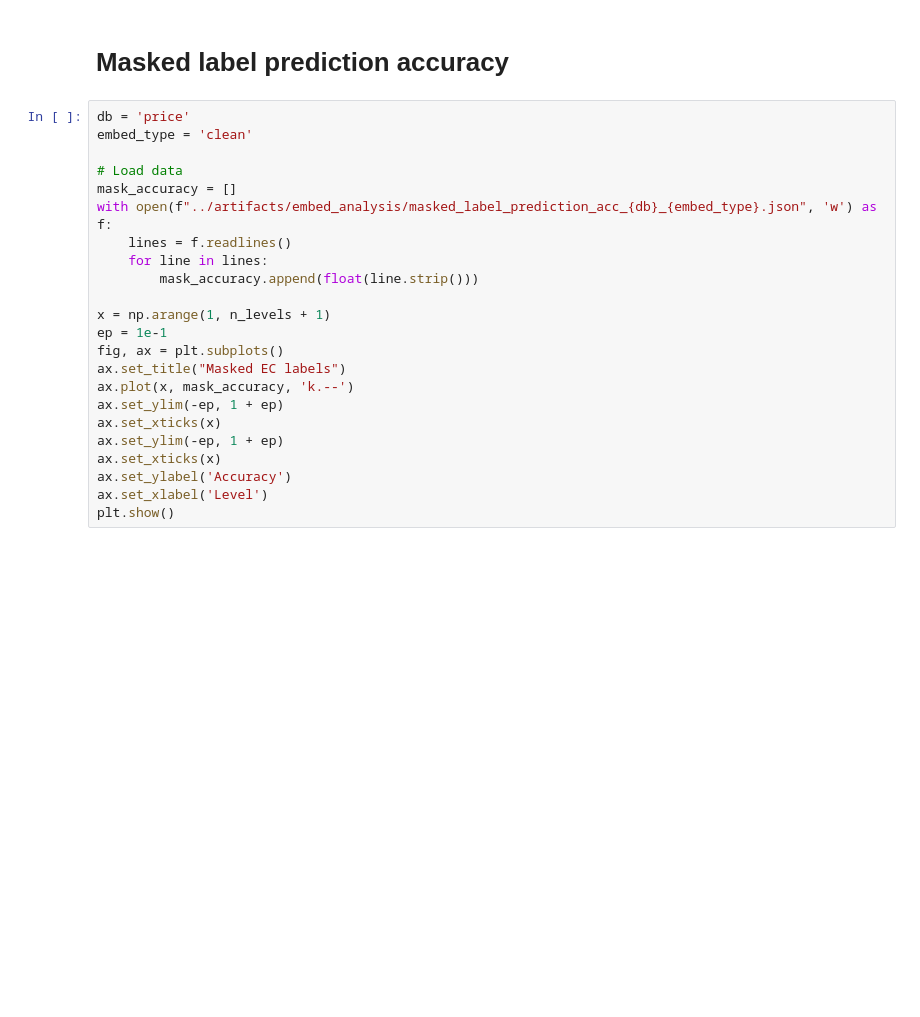
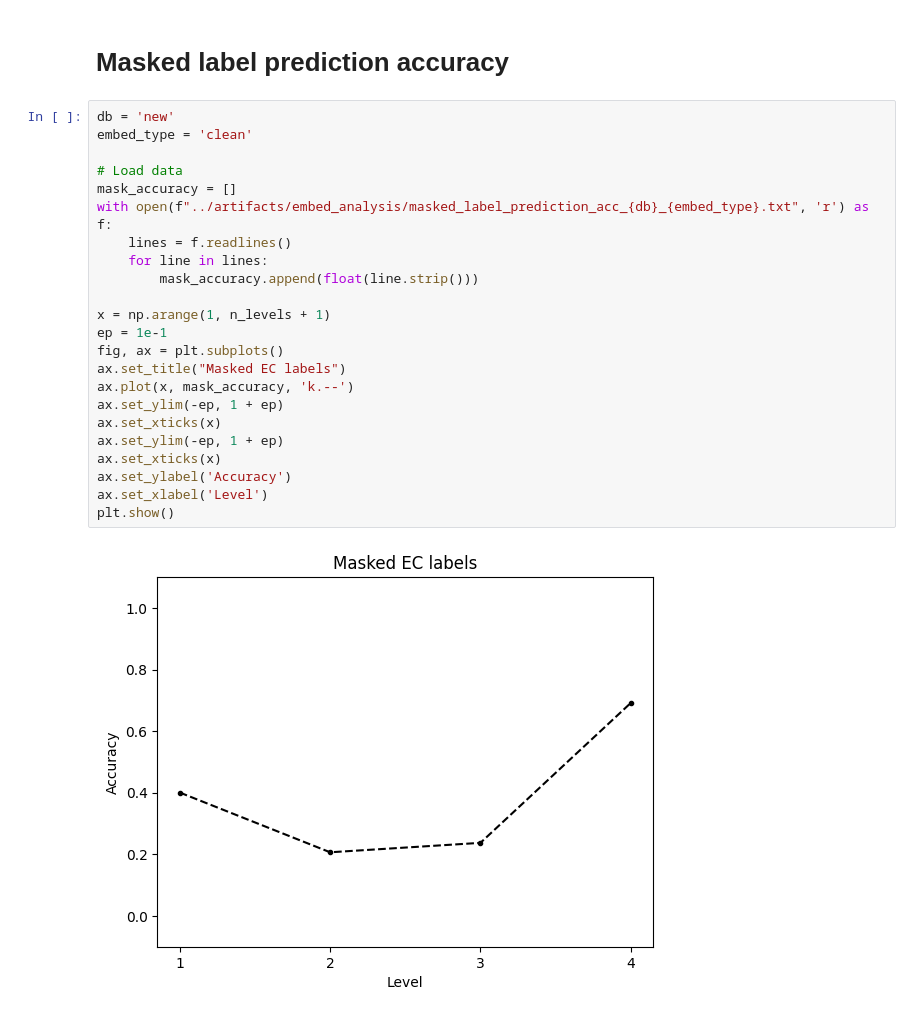
Before and after one commit to stefanpate/rcgnn, a Jupyter notebook: scripts/mkfigs.ipynb, the cells around one changed output. Cells and saved outputs as stored; diff of their text form; blank space fills up the shorter version.

```diff
--- a/scripts/mkfigs.ipynb
+++ b/scripts/mkfigs.ipynb
@@ -123,25 +121,27 @@ plt.show()
 # %% [markdown]
 # Masked label prediction accuracy
 # %%
-db = 'price'
+db = 'new'
 embed_type = 'clean'
 
 # Load data
 mask_accuracy = []
-with open(f"../artifacts/embed_analysis/masked_label_prediction_acc_{db}_{embed_type}.json", 'w') as f:
+with open(f"../artifacts/embed_analysis/masked_label_prediction_acc_{db}_{embed_type}.txt", 'r') as f:
     lines = f.readlines()
     for line in lines:
         mask_accuracy.append(float(line.strip()))
 
 x = np.arange(1, n_levels + 1)
 ep = 1e-1
 fig, ax = plt.subplots()
 ax.set_title("Masked EC labels")
 ax.plot(x, mask_accuracy, 'k.--')
 ax.set_ylim(-ep, 1 + ep)
 ax.set_xticks(x)
 ax.set_ylim(-ep, 1 + ep)
 ax.set_xticks(x)
 ax.set_ylabel('Accuracy')
 ax.set_xlabel('Level')
 plt.show()
+# %% [output]
+[figure, added]
```
Also changed, not shown: parts of 3 cells of this notebook, 8 other files.
